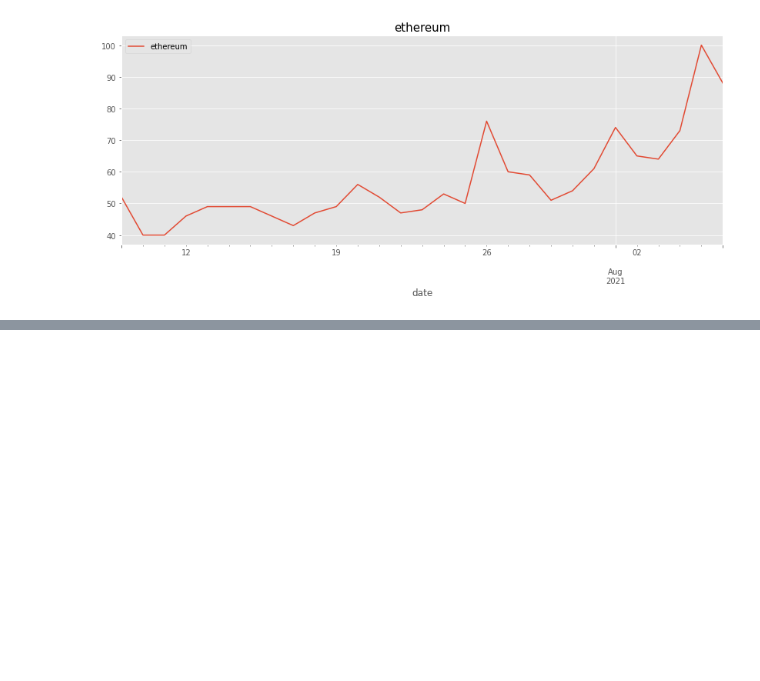
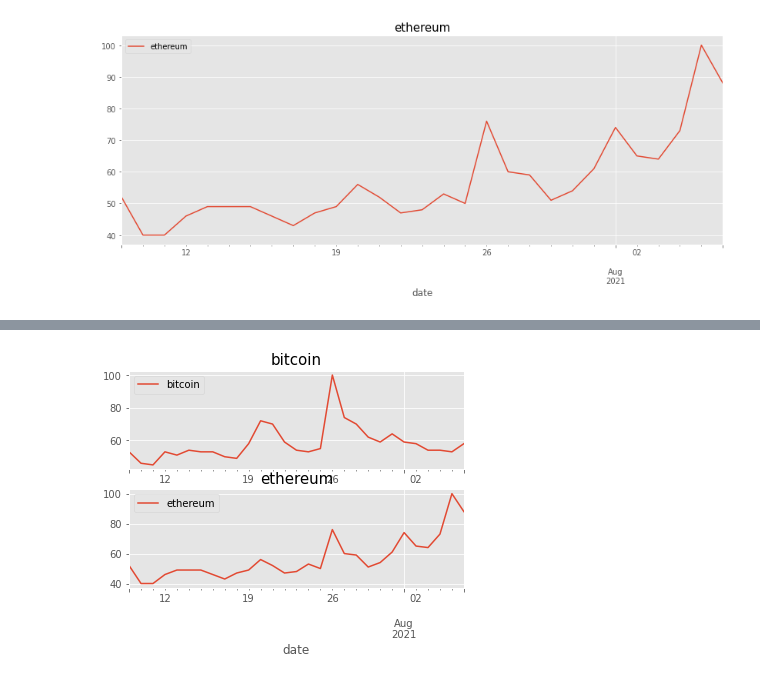
Before and after one commit to K-107/exercise, a Jupyter notebook: 영모기_부탁.ipynb, the cells around one changed output, grey strips where cells are left out. Cells and saved outputs as stored; diff of their text form; code cells hidden in the pictures; blank space fills up the shorter version.

```diff
--- a/영모기_부탁.ipynb
+++ b/영모기_부탁.ipynb
@@ -85,9 +85,9 @@ period = 'today 1-m'
 
 trend_obj = TrendReq()
 trend_obj.build_payload(kw_list=[keyword], timeframe=period)
-trend_df = trend_obj.interest_over_time()
+trend_df_1 = trend_obj.interest_over_time()
 
-trend_df
+trend_df_1
 # %% [output]
 |  | ethereum | isPartial |
 | date |  |  |
@@ -116,3 +116,10 @@ plt.legend(labels=['ethereum'], loc='upper left')
 # %% [output]
 <matplotlib.legend.Legend at 0x...>
 [figure]
+# %%
+keyword = 'bitcoin'
+
+trend_obj.build_payload(kw_list=[keyword], timeframe=period)
+trend_df_2 = trend_obj.interest_over_time()
+
+trend_df_2
@@ -119,3 +145,19 @@ plt.legend(labels=['ethereum'], loc='upper left')
+# %%
+plt.subplot(211)
+# plt.figure(figsize=(14,5))
+trend_df_2['bitcoin'].plot()
+plt.title("bitcoin", size=15)
+plt.legend(labels=['bitcoin'], loc='upper left')
+
+plt.subplot(212)
+# plt.figure(figsize=(14,5))
+trend_df_1['ethereum'].plot()
+plt.title("ethereum", size=15)
+plt.legend(labels=['ethereum'], loc='upper left')
+
+plt.show()
+# %% [output]
+[figure, added]
 # %%
 # 라이트코인(LTC)
 df = fdr.DataReader('LTC/KRW', '2021-07-09', '2021-08-09')
```
Also changed, not shown: parts of 2 cells of this notebook.
